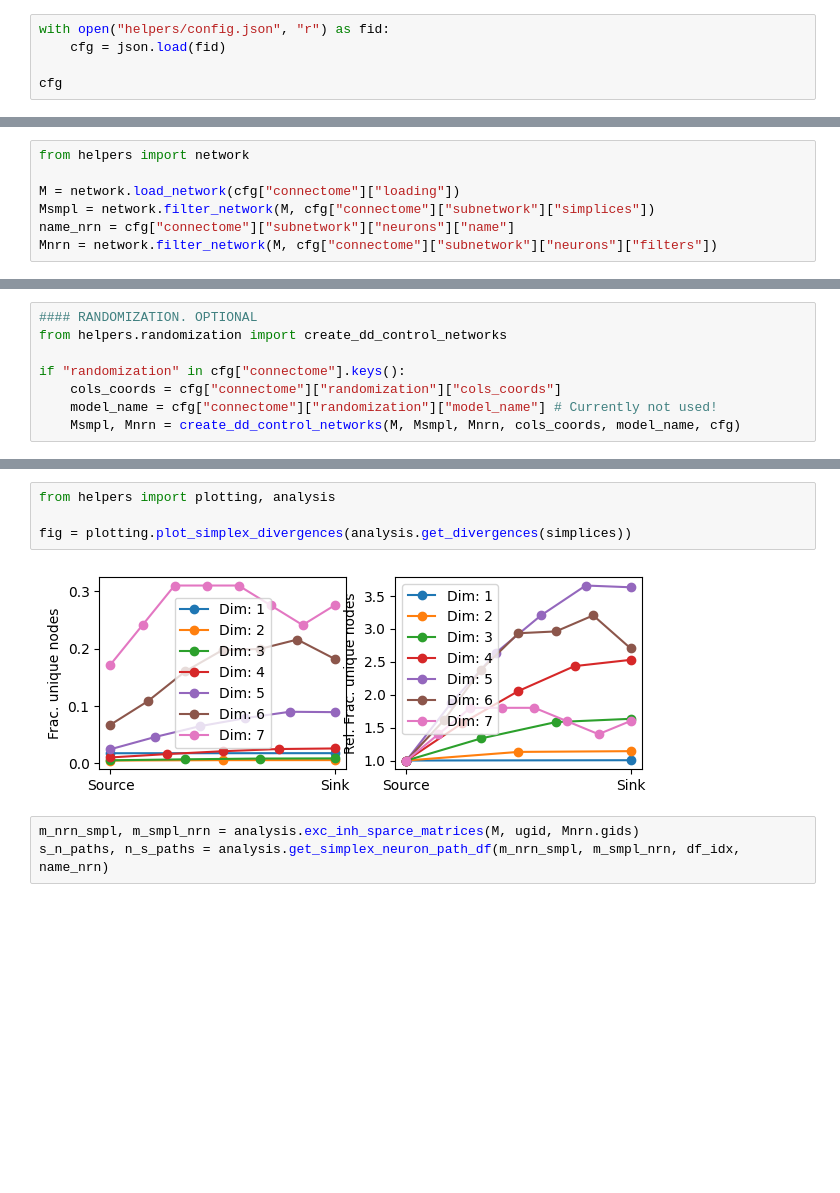
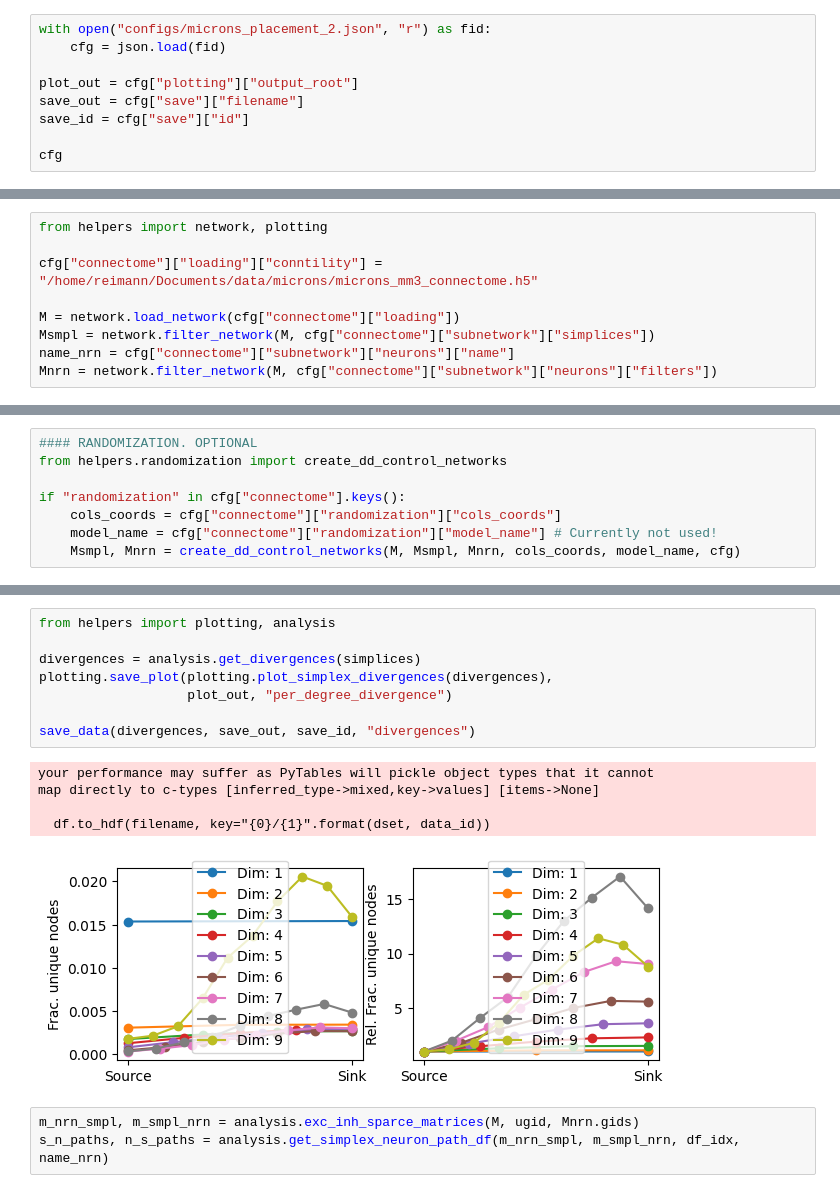
Before and after one commit to MWolfR/excitation_inhibition_topology, a Jupyter notebook: Topology of neurons relative to simplices.ipynb, the cells around one changed output, grey strips where cells are left out. Drawn from its saved outputs; the diff is of its cells as text; blank space fills up the shorter version.

Commit message:
Saving plots and several digested data

```diff
--- a/Topology of neurons relative to simplices.ipynb
+++ b/Topology of neurons relative to simplices.ipynb
@@ -6,6 +8,10 @@ import json
 # %%
-with open("helpers/config.json", "r") as fid:
+with open("configs/microns_placement_2.json", "r") as fid:
     cfg = json.load(fid)
 
+plot_out = cfg["plotting"]["output_root"]
+save_out = cfg["save"]["filename"]
+save_id = cfg["save"]["id"]
+
 cfg
 # %% [output]
@@ -29,5 +35,7 @@ cfg
 # %%
-from helpers import network
+from helpers import network, plotting
+
+cfg["connectome"]["loading"]["conntility"] = "/home/reimann/Documents/data/microns/microns_mm3_connectome.h5"
 
 M = network.load_network(cfg["connectome"]["loading"])
 Msmpl = network.filter_network(M, cfg["connectome"]["subnetwork"]["simplices"])
@@ -57,9 +132,17 @@ tgt_dim = dimensions[0]
 # %%
 from helpers import plotting, analysis
 
-fig = plotting.plot_simplex_divergences(analysis.get_divergences(simplices))
+divergences = analysis.get_divergences(simplices)
+plotting.save_plot(plotting.plot_simplex_divergences(divergences),
+                   plot_out, "per_degree_divergence")
+
+save_data(divergences, save_out, save_id, "divergences")
 # %% [output]
+your performance may suffer as PyTables will pickle object types that it cannot
+map directly to c-types [inferred_type->mixed,key->values] [items->None]
+
+  df.to_hdf(filename, key="{0}/{1}".format(dset, data_id))
-[figure, old version]
+[figure, new version]
 # %%
 m_nrn_smpl, m_smpl_nrn = analysis.exc_inh_sparce_matrices(M, ugid, Mnrn.gids)
 s_n_paths, n_s_paths = analysis.get_simplex_neuron_path_df(m_nrn_smpl, m_smpl_nrn, df_idx, name_nrn)
```
Also changed, not shown: parts of 37 cells of this notebook, 19 other files.
